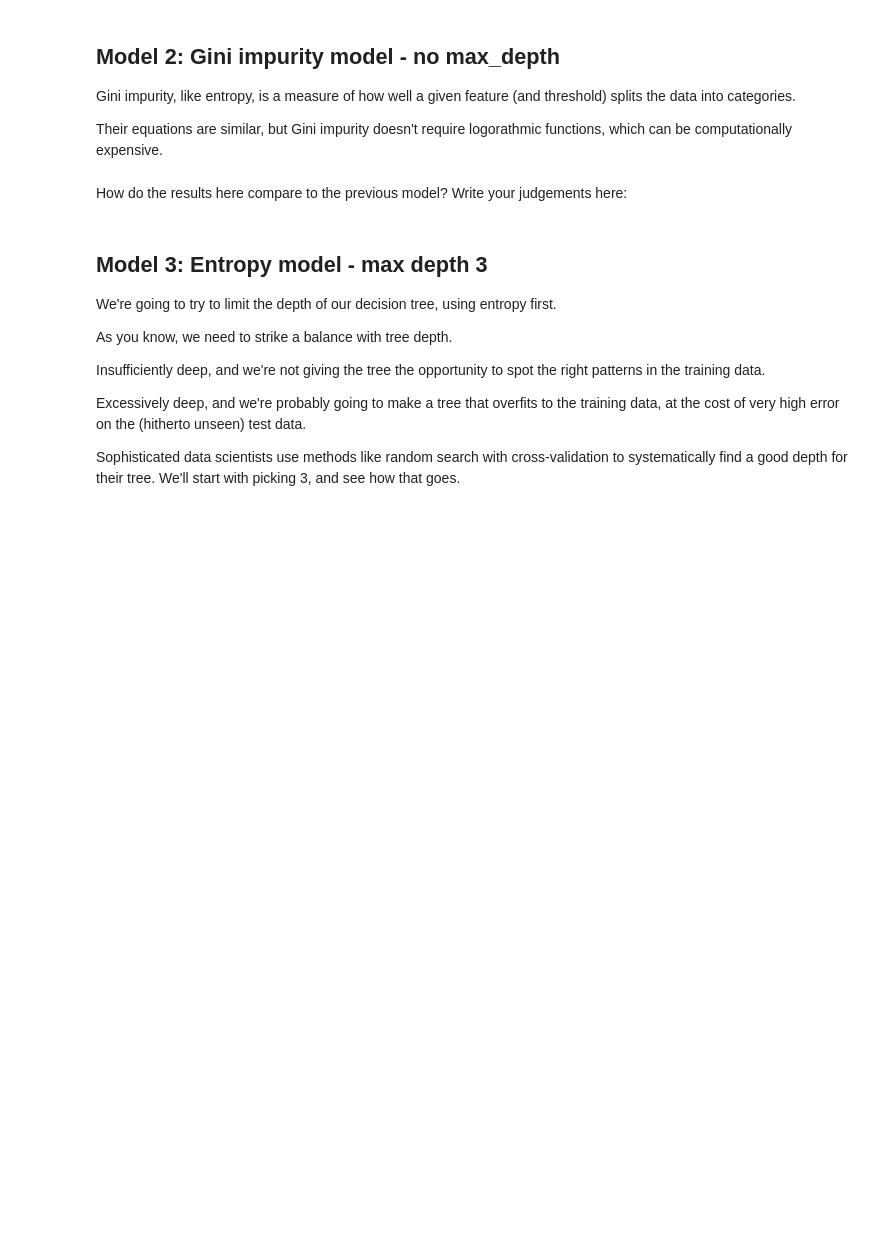
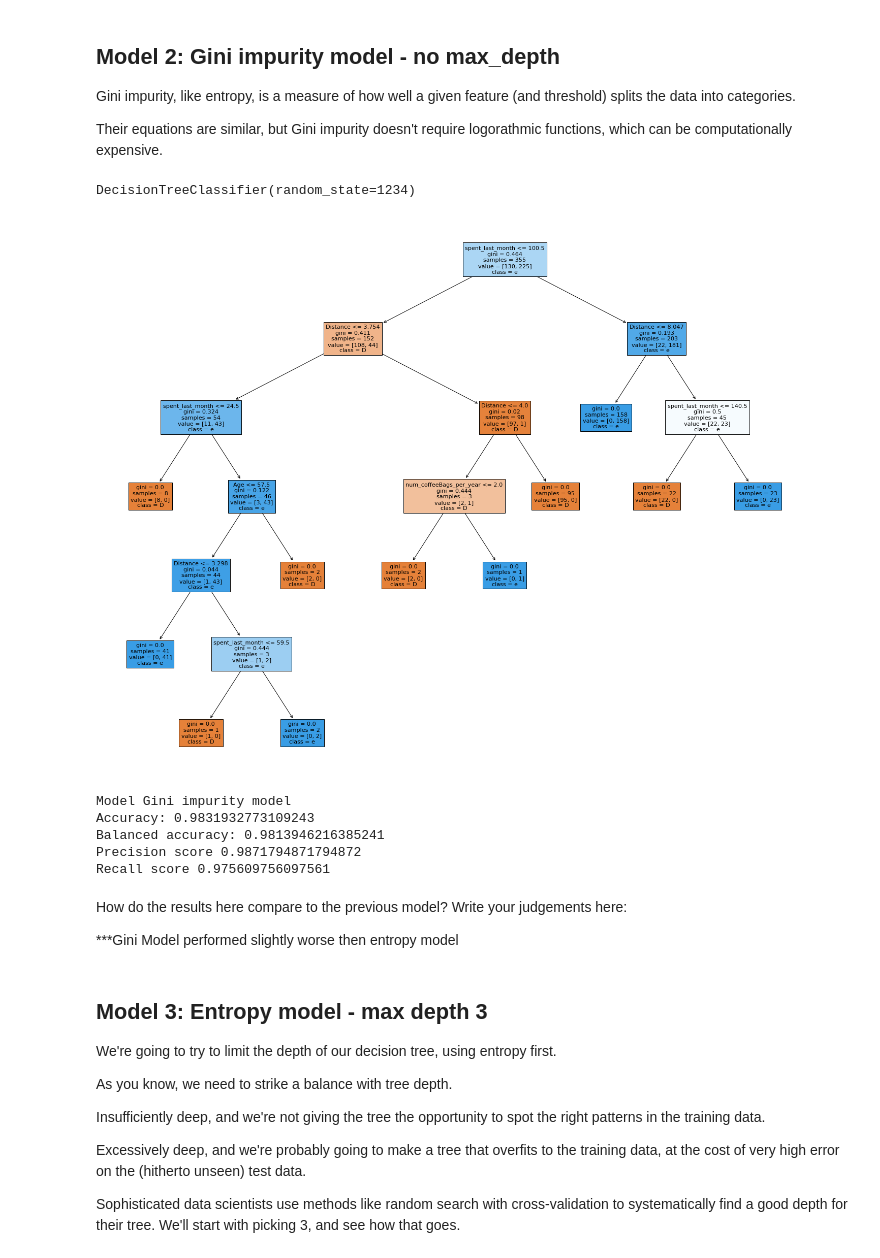
Before and after one commit to vishrast/Case-Study--RR-Diner-Coffee, a Jupyter notebook: Springboard Decision Tree Specialty Coffee Case Study - Tier 3.ipynb, the cells around one changed output. Drawn from its saved outputs; the diff is of its cells as text; code cells hidden in the pictures; blank space fills up the shorter version.

```diff
--- a/Springboard Decision Tree Specialty Coffee Case Study - Tier 3.ipynb
+++ b/Springboard Decision Tree Specialty Coffee Case Study - Tier 3.ipynb
@@ -422,35 +470,49 @@ Their equations are similar, but Gini impurity doesn't require logorathmic funct
 # %%
 # Make a variable called gini_model, and assign it exactly what you assigned entr_model with above, but with the
 # criterion changed to 'gini'
-_ _ _
+gini_model=tree.DecisionTreeClassifier(criterion = "gini",random_state=1234)
 
 # Call fit() on the gini_model as you did with the entr_model
-_ _ _
+gini_model.fit(X_train,y_train)
 
 # Call predict() on the gini_model as you did with the entr_model
-_ _ _
+y_pred1=gini_model.predict(X_test)
 
 # Turn y_pred into a series, as before
-_ _ _
+y_pred1=pd.Series(y_pred1)
 
 # Check out gini_model
-_ _ _
+gini_model
+# %% [output]
+DecisionTreeClassifier(random_state=1234)
 # %%
 # As before, but make the model name gini_model
-_ _ _
-_ _ _
-
+fig = plt.figure(figsize=(25,20))
+tree.plot_tree(gini_model,feature_names=['Age', 'num_coffeeBags_per_year', 'spent_last_week', 'spent_last_month',
+       'salary', 'Distance', 'Online', 'Gender_Male'],
+                   class_names="Decision",
+                   filled=True)
+plt.show()
 # Alternatively for class_names use gini_model.classes_
-_ _ _
+# %% [output]
+[figure, added]
 # %%
 # Run this block for model evaluation
 print("Model Gini impurity model")
-print("Accuracy:", metrics.accuracy_score(y_test,y_pred))
-print("Balanced accuracy:", metrics.balanced_accuracy_score(y_test,y_pred))
-print('Precision score' , metrics.precision_score(y_test,y_pred, pos_label = "YES"))
-print('Recall score' , metrics.recall_score(y_test,y_pred, pos_label = "NO"))
+print("Accuracy:", metrics.accuracy_score(y_test,y_pred1))
+print("Balanced accuracy:", metrics.balanced_accuracy_score(y_test,y_pred1))
+print('Precision score' , metrics.precision_score(y_test,y_pred1, pos_label = "YES"))
+print('Recall score' , metrics.recall_score(y_test,y_pred1, pos_label = "NO"))
+# %% [output]
+Model Gini impurity model
+Accuracy: 0.9831932773109243
+Balanced accuracy: 0.9813946216385241
+Precision score 0.9871794871794872
+Recall score 0.975609756097561
 # %% [markdown]
 How do the results here compare to the previous model? Write your judgements here:
+
+***Gini Model performed slightly worse then entropy model
 # %% [markdown]
 ## Model 3: Entropy model - max depth 3
 We're going to try to limit the depth of our decision tree, using entropy first.
```
Also changed, not shown: parts of 34 cells of this notebook.
